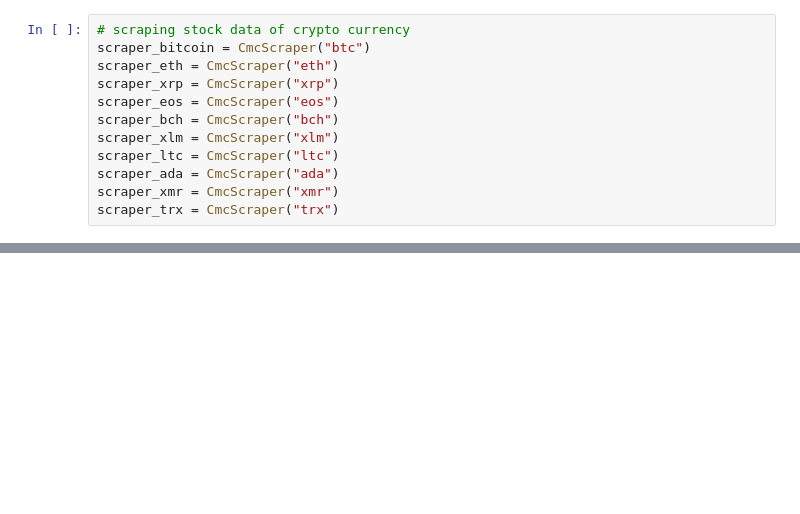
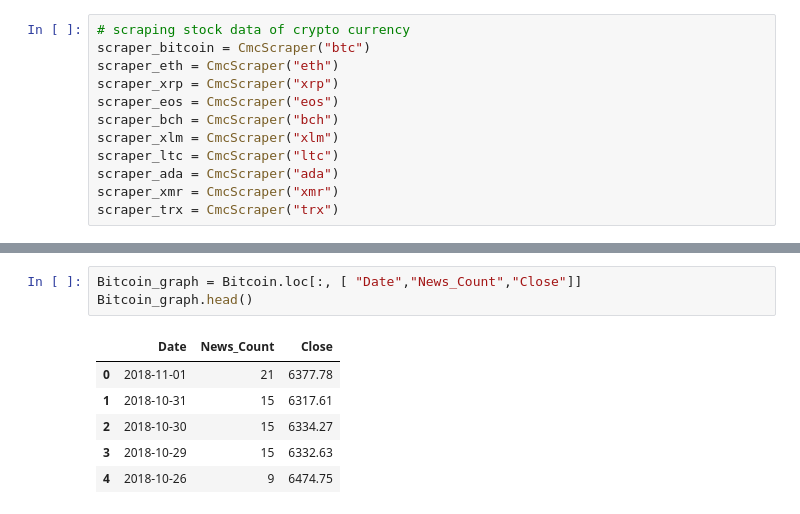
Before and after one commit to emilyrcoffield/CryptoDataScientist, a Jupyter notebook: Project_New.ipynb, the cells around one changed output, grey strips where cells are left out. Drawn from its saved outputs; the diff is of its cells as text; blank space fills up the shorter version.

Commit message:
Graphs

```diff
--- a/Project_New.ipynb
+++ b/Project_New.ipynb
@@ -123,0 +144,10 @@ print(Ripple.head())
+# %%
+Bitcoin_graph = Bitcoin.loc[:, [ "Date","News_Count","Close"]]
+Bitcoin_graph.head()
+# %% [output]
+|  | Date | News_Count | Close |
+| 0 | 2018-11-01 | 21 | 6377.78 |
+| 1 | 2018-10-31 | 15 | 6317.61 |
+| 2 | 2018-10-30 | 15 | 6334.27 |
+| 3 | 2018-10-29 | 15 | 6332.63 |
+| 4 | 2018-10-26 | 9 | 6474.75 |
```
Also changed, not shown: parts of 18 cells of this notebook, 24 other files.
